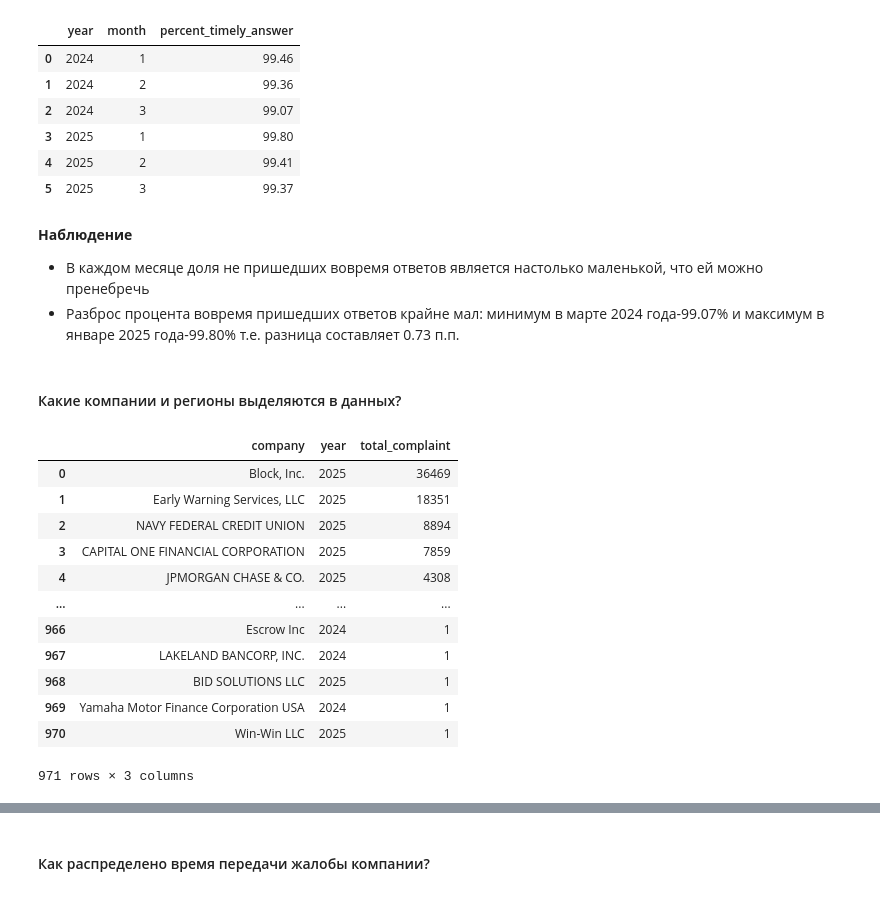
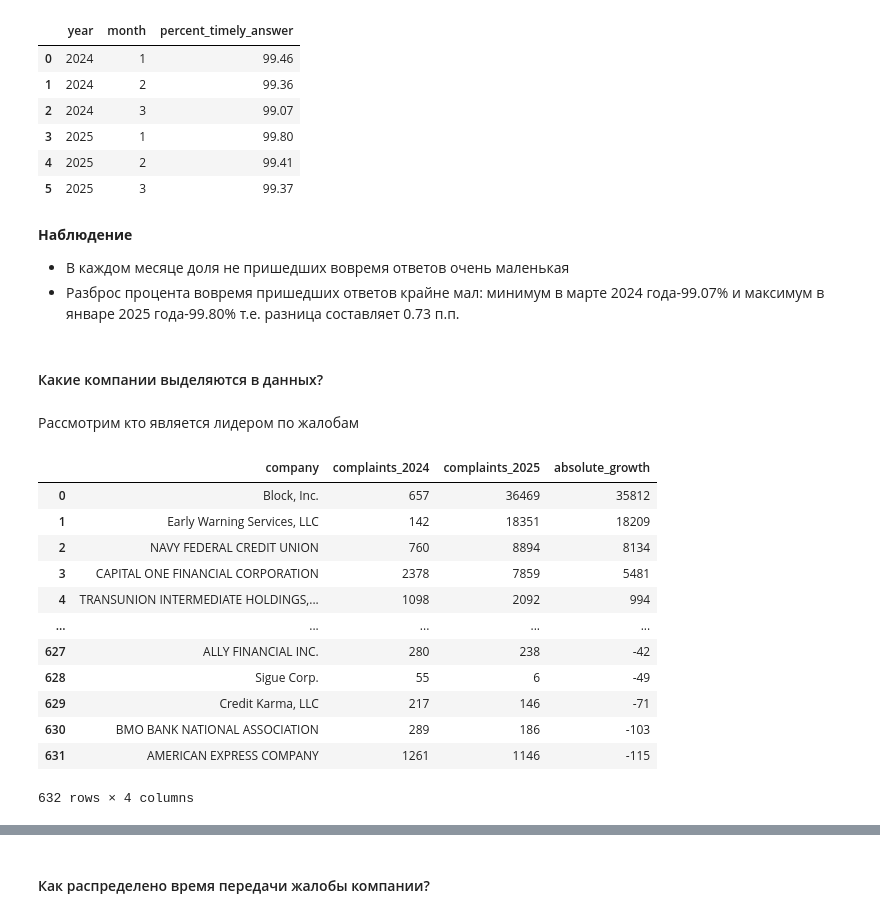
Before and after one commit to zemfira123/financial-complaints-radar, a Jupyter notebook: notebooks/04_eda.ipynb, the cells around one changed output, grey strips where cells are left out. Saved outputs shown, nothing was run; the diff lists cells and outputs as text; code cells hidden in the pictures.

```diff
--- a/notebooks/04_eda.ipynb
+++ b/notebooks/04_eda.ipynb
@@ -400,34 +419,43 @@ answers_timely
 # %% [markdown]
 **Наблюдение**
 
-- В каждом месяце доля не пришедших вовремя ответов является настолько маленькой, что ей можно пренебречь
+- В каждом месяце доля не пришедших вовремя ответов очень маленькая
 - Разброс процента вовремя пришедших ответов крайне мал: минимум в марте 2024 года-99.07% и максимум в январе 2025 года-99.80% т.е. разница составляет 0.73 п.п.
 # %% [markdown]
-#### Какие компании и регионы выделяются в данных?
+#### Какие компании выделяются в данных?
+# %% [markdown]
+Рассмотрим кто является лидером по жалобам
 # %%
-company_counts=connection.sql (
+company_growth = connection.sql(
     """
+    WITH company_counts AS (
+        SELECT company,
+            COUNT(*) FILTER (WHERE year=2024) AS complaints_2024,
+            COUNT(*) FILTER (WHERE year=2025) AS complaints_2025
+        FROM complaints
+        GROUP BY company
+    )
     SELECT company,
-        year,
-        COUNT(*) AS total_complaint
-    FROM complaints
-    GROUP BY company, year
-    ORDER BY total_complaint DESC
+        complaints_2024,
+        complaints_2025,
+        complaints_2025-complaints_2024 AS absolute_growth
+    FROM company_counts
+    ORDER BY absolute_growth DESC
     """
 ).df()
-company_counts
+company_growth
 # %% [output]
-|  | company | year | total_complaint |
-| 0 | Block, Inc. | 2025 | 36469 |
-| 1 | Early Warning Services, LLC | 2025 | 18351 |
-| 2 | NAVY FEDERAL CREDIT UNION | 2025 | 8894 |
-| 3 | CAPITAL ONE FINANCIAL CORPORATION | 2025 | 7859 |
-| 4 | JPMORGAN CHASE & CO. | 2025 | 4308 |
-| ... | ... | ... | ... |
-| 966 | Escrow Inc | 2024 | 1 |
-| 967 | LAKELAND BANCORP, INC. | 2024 | 1 |
-| 968 | BID SOLUTIONS LLC | 2025 | 1 |
-| 969 | Yamaha Motor Finance Corporation USA | 2024 | 1 |
-| 970 | Win-Win LLC | 2025 | 1 |
+|  | company | complaints_2024 | complaints_2025 | absolute_growth |
+| 0 | Block, Inc. | 657 | 36469 | 35812 |
+| 1 | Early Warning Services, LLC | 142 | 18351 | 18209 |
+| 2 | NAVY FEDERAL CREDIT UNION | 760 | 8894 | 8134 |
+| 3 | CAPITAL ONE FINANCIAL CORPORATION | 2378 | 7859 | 5481 |
+| 4 | TRANSUNION INTERMEDIATE HOLDINGS,... | 1098 | 2092 | 994 |
+| ... | ... | ... | ... | ... |
+| 627 | ALLY FINANCIAL INC. | 280 | 238 | -42 |
+| 628 | Sigue Corp. | 55 | 6 | -49 |
+| 629 | Credit Karma, LLC | 217 | 146 | -71 |
+| 630 | BMO BANK NATIONAL ASSOCIATION | 289 | 186 | -103 |
+| 631 | AMERICAN EXPRESS COMPANY | 1261 | 1146 | -115 |
-971 rows × 3 columns
+632 rows × 4 columns
 # %%
```
Also changed, not shown: parts of 40 cells of this notebook.
